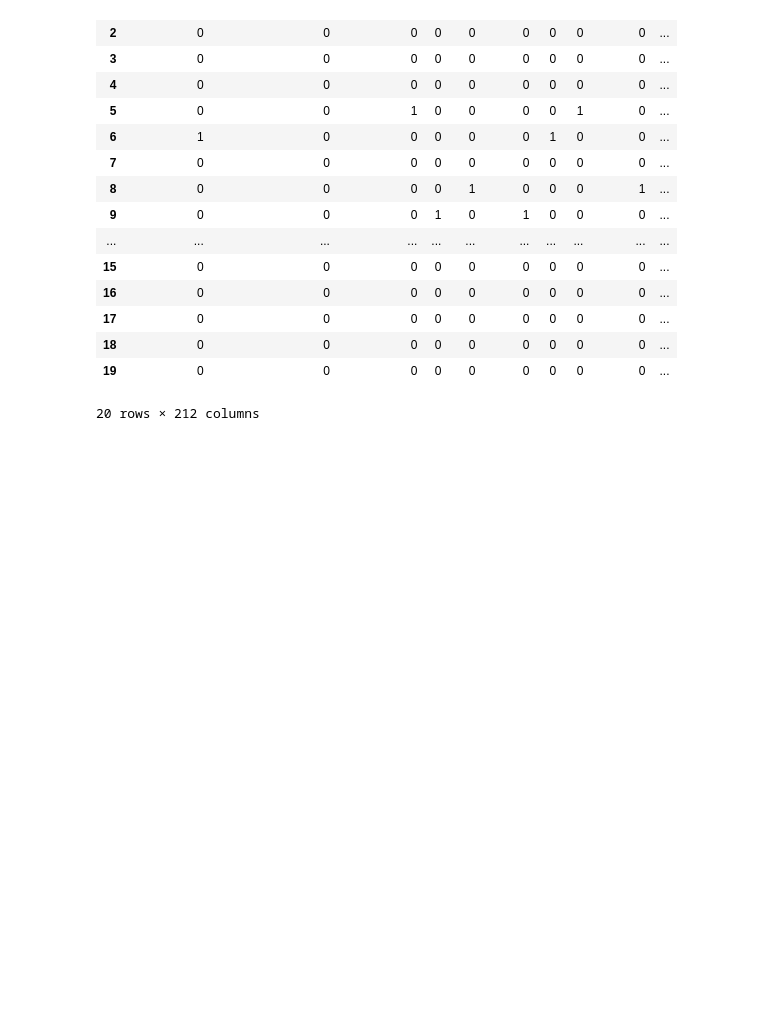
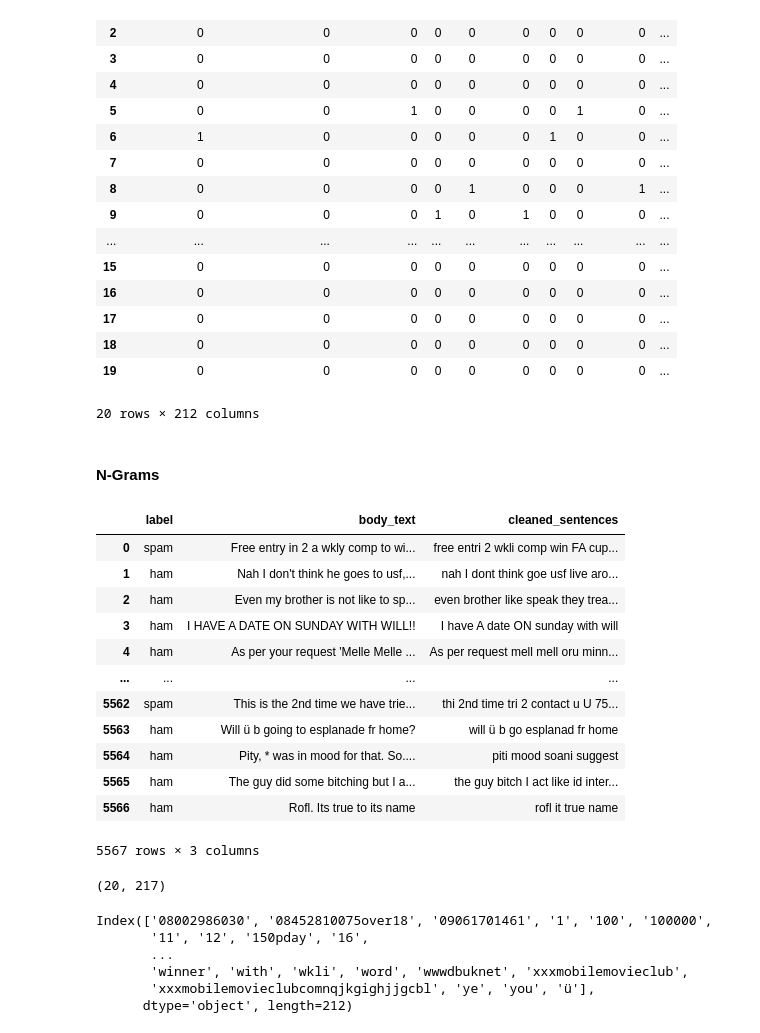
Before and after one commit to allaccountstaken/nlp_with_nltk, a Jupyter notebook: nlp_pipeline.ipynb, the cells around one changed output. Drawn from its saved outputs; the diff is of its cells as text; code cells hidden in the pictures; blank space fills up the shorter version.

Commit message:
vectorizing with N-grams

```diff
--- a/nlp_pipeline.ipynb
+++ b/nlp_pipeline.ipynb
@@ -624,3 +626,28 @@ X_counts_sample_df
 | 18 | 0 | 0 | 0 | 0 | 0 | 0 | 0 | 0 | 0 | ... |
 | 19 | 0 | 0 | 0 | 0 | 0 | 0 | 0 | 0 | 0 | ... |
 20 rows × 212 columns
+# %% [markdown]
+#### N-Grams
+# %%
+def clean_stem_sentence(text):
+    text = "".join([char for char in text if char not in string.punctuation])
+    tokens = re.split('\W+', text)
+    text = " ".join([ps.stem(word) for word in tokens if word not in stopwords])
+    return text
+# %%
+data['cleaned_sentences'] = data['body_text'].apply(lambda x: clean_stem_sentence(x))
+data
+# %% [output]
+|  | label | body_text | cleaned_sentences |
+| 0 | spam | Free entry in 2 a wkly comp to wi... | free entri 2 wkli comp win FA cup... |
+| 1 | ham | Nah I don't think he goes to usf,... | nah I dont think goe usf live aro... |
+| 2 | ham | Even my brother is not like to sp... | even brother like speak they trea... |
+| 3 | ham | I HAVE A DATE ON SUNDAY WITH WILL!! | I have A date ON sunday with will |
+| 4 | ham | As per your request 'Melle Melle ... | As per request mell mell oru minn... |
+| ... | ... | ... | ... |
+| 5562 | spam | This is the 2nd time we have trie... | thi 2nd time tri 2 contact u U 75... |
+| 5563 | ham | Will ü b going to esplanade fr home? | will ü b go esplanad fr home |
+| 5564 | ham | Pity, * was in mood for that. So.... | piti mood soani suggest |
+| 5565 | ham | The guy did some bitching but I a... | the guy bitch I act like id inter... |
+| 5566 | ham | Rofl. Its true to its name | rofl it true name |
+5567 rows × 3 columns
@@ -626,0 +658,18 @@ X_counts_sample_df
+# %%
+ngram_vect = CountVectorizer(ngram_range=(2,2))
+X_counts = ngram_vect.fit_transform(data_sample['cleaned_sentences'])
+print(X_counts.shape)
+#print(ngram_vect.get_feature_names())
+# %% [output]
+(20, 217)
+# %%
+X_counts_df = pd.DataFrame(X_counts.toarray())
+X_counts_df.columns = ngram_vect.get_feature_names()
+print(X_counts_sample_df.columns)
+# %% [output]
+Index(['08002986030', '08452810075over18', '09061701461', '1', '100', '100000',
+       '11', '12', '150pday', '16',
+       ...
+       'winner', 'with', 'wkli', 'word', 'wwwdbuknet', 'xxxmobilemovieclub',
+       'xxxmobilemovieclubcomnqjkgighjjgcbl', 'ye', 'you', 'ü'],
+      dtype='object', length=212)
```
Also changed, not shown: parts of 4 cells of this notebook.
